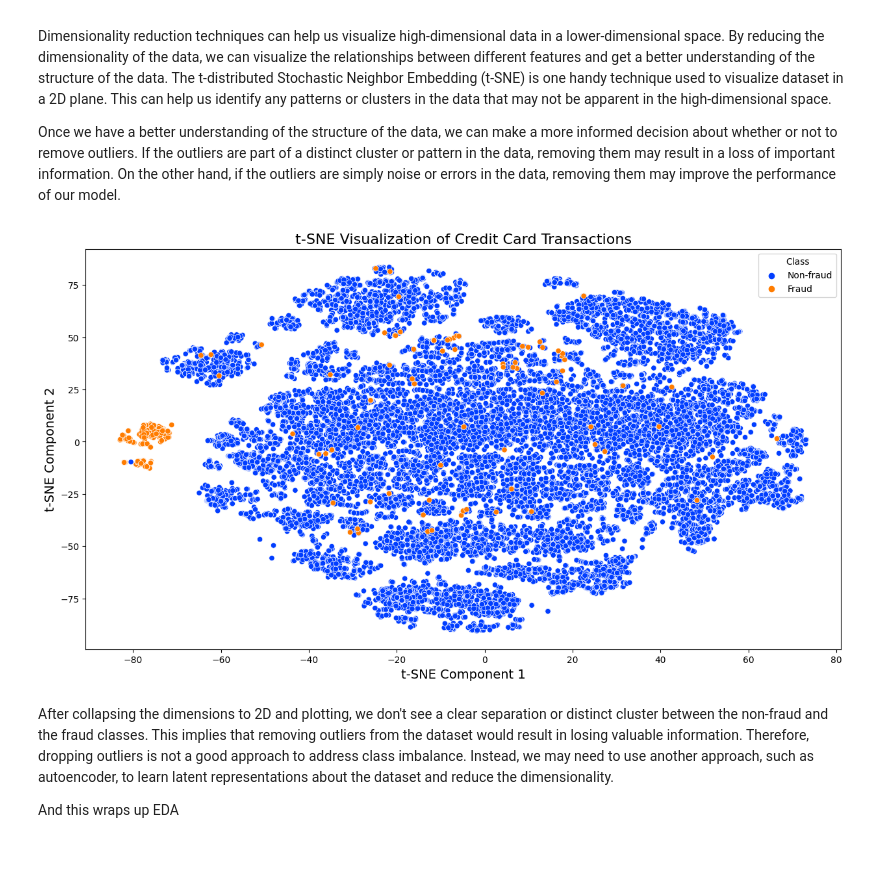
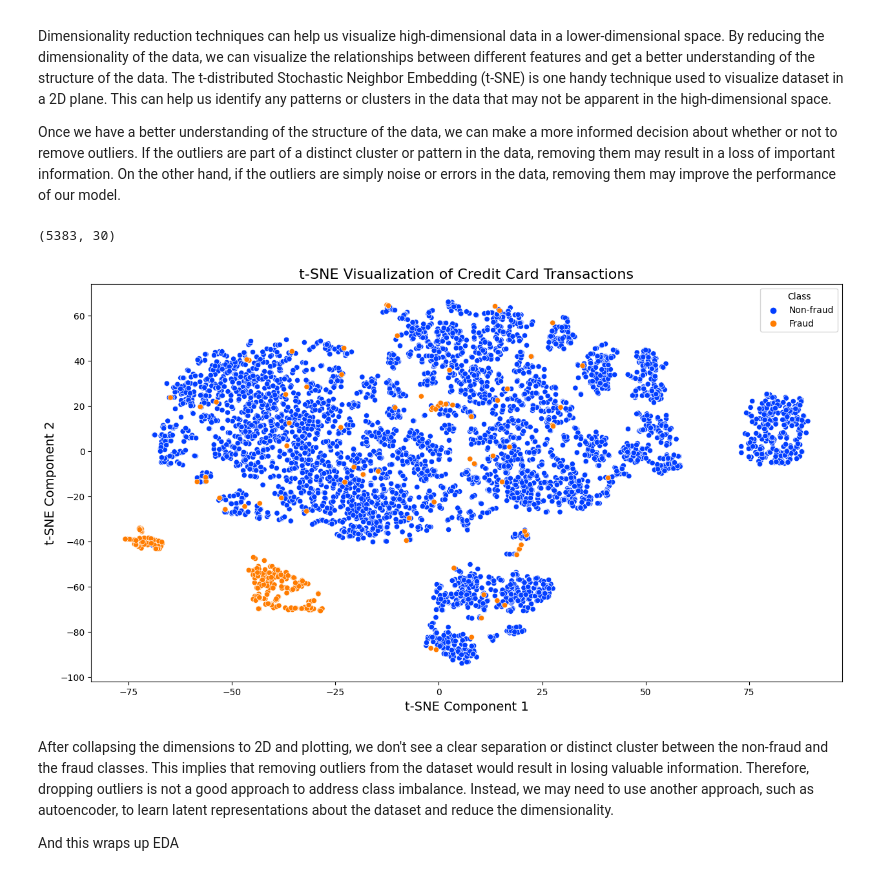
Before and after one commit to KevinChima/Credit-Card-Fraud, a Jupyter notebook: CreditCardFraud.ipynb, the cells around one changed output. Saved outputs shown, nothing was run; the diff lists cells and outputs as text; code cells hidden in the pictures.

Commit message:
Added and trained 4 clssifiers on the dataset, as well as feature selection.

```diff
--- a/CreditCardFraud.ipynb
+++ b/CreditCardFraud.ipynb
@@ -527,21 +547,37 @@ Dimensionality reduction techniques can help us visualize high-dimensional data
 
 Once we have a better understanding of the structure of the data, we can make a more informed decision about whether or not to remove outliers. If the outliers are part of a distinct cluster or pattern in the data, removing them may result in a loss of important information. On the other hand, if the outliers are simply noise or errors in the data, removing them may improve the performance of our model.
 # %%
-def plot_tsne(data, n_sample, random_state=42):
+np.random.seed(42)
 
-    # Sample 20,000 non-fraud instances and all fraud instances
-    non_fraud_data = data[data['Class'] == 0].sample(n=n_sample, random_state=random_state)
-    fraud_data = data[data['Class'] == 1]
+# Sample 5,000 non-fraud instances and all fraud instances
+non_fraud_data = df_explore[df_explore['Class'] == 0].sample(5000, random_state=42)
+fraud_data = df_explore[df_explore['Class'] == 1]
+# Combine the subsamples into a single dataframe
+subsample = pd.concat([non_fraud_data, fraud_data], axis=0)
 
-    # Combine the subsamples into a single dataframe
-    subsample = pd.concat([non_fraud_data, fraud_data], axis=0)
+def plot_tsne(data, subset=subsample, encoder=False, kld_reg=False, encoding_units=None, random_state=42, verbose=1):
 
+    X_new = data.drop(['Class'], axis=1)
+    y_new = data['Class']
     # Separate the features from the target variable
-    X = subsample.drop(['Class'], axis=1)
-    y = subsample['Class'].replace({0:'Non-fraud', 1:'Fraud'})
+    X = subset.drop(['Class'], axis=1)
+    print(X.shape)
+    y = subset['Class'].replace({0:'Non-fraud', 1:'Fraud'})
+
+    if encoder:
+        encoder_pipeline = Encoder(input_shape=X_new.shape[1], hidden_units=[64, 32], kld_reg=kld_reg,
+                                   encoding_units=encoding_units, verbose=verbose)
+        encoder_pipeline.fit(X_new, y_new)
+        X = encoder_pipeline.transform(X)
+
+        if encoder_pipeline.autoencoder is not None:
+            print("Autoencoder is trained!")
+            print(f'Tranformed X shape: {X.shape}')
+        else:
+            print("Autoencoder is not trained yet.")
 
     # creates a TSNE instance, fit and transfore the dataframe
-    X_embedded = TSNE(n_components=2, random_state=42).fit_transform(X)
+    X_embedded = TSNE(n_components=2, random_state=random_state).fit_transform(X)
 
     # Create a scatter plot of the t-SNE visualization
     plt.figure(figsize=(15, 8))
@@ -555,9 +591,13 @@ def plot_tsne(data, n_sample, random_state=42):
     # Display the plot
     plt.show()
 # %%
-plot_tsne(df_explore, 20000)
+np.random.seed(42)
+
+# plots the t-SNE visualization
+plot_tsne(df_explore)
 # %% [output]
+(5383, 30)
-[figure, old version]
+[figure, new version]
 # %% [markdown]
 After collapsing the dimensions to 2D and plotting, we don't see a clear separation or distinct cluster between the non-fraud and the fraud classes. This implies that removing outliers from the dataset would result in losing valuable information. Therefore, dropping outliers is not a good approach to address class imbalance. Instead, we may need to use another approach, such as autoencoder, to learn latent representations about the dataset and reduce the dimensionality.
 
```
Also changed, not shown: parts of 75 cells of this notebook.
